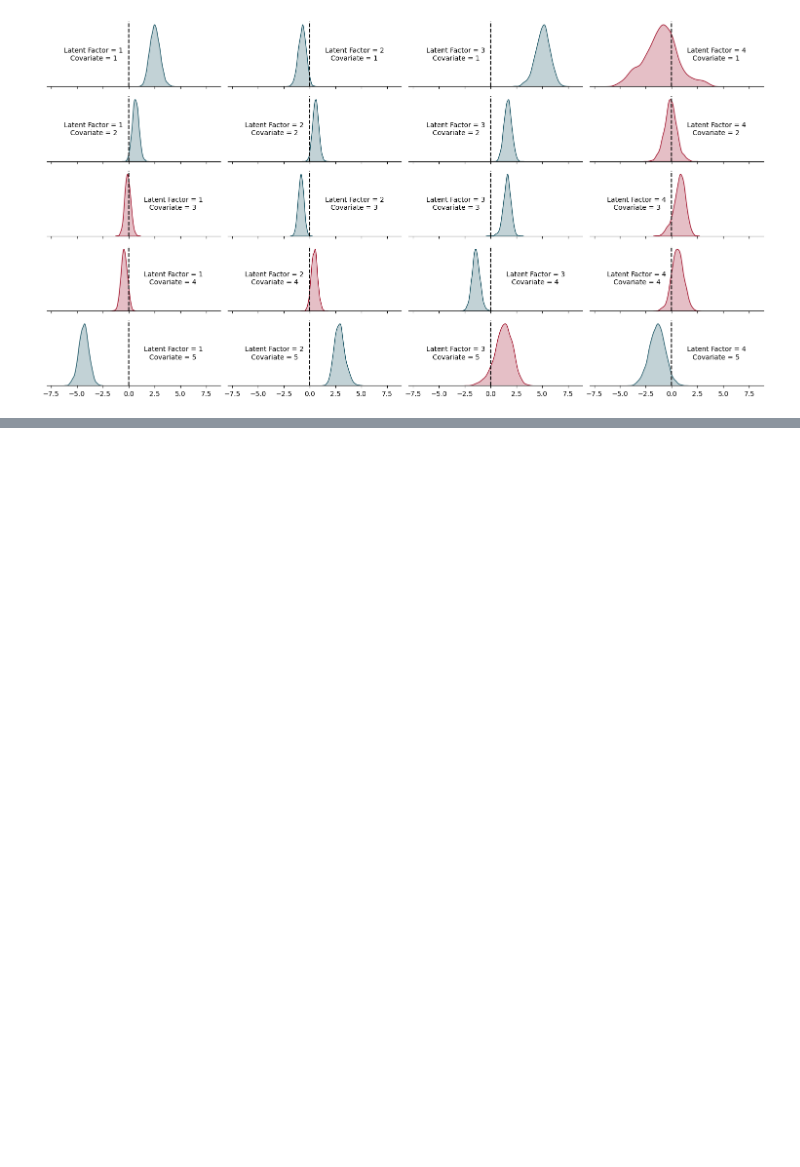
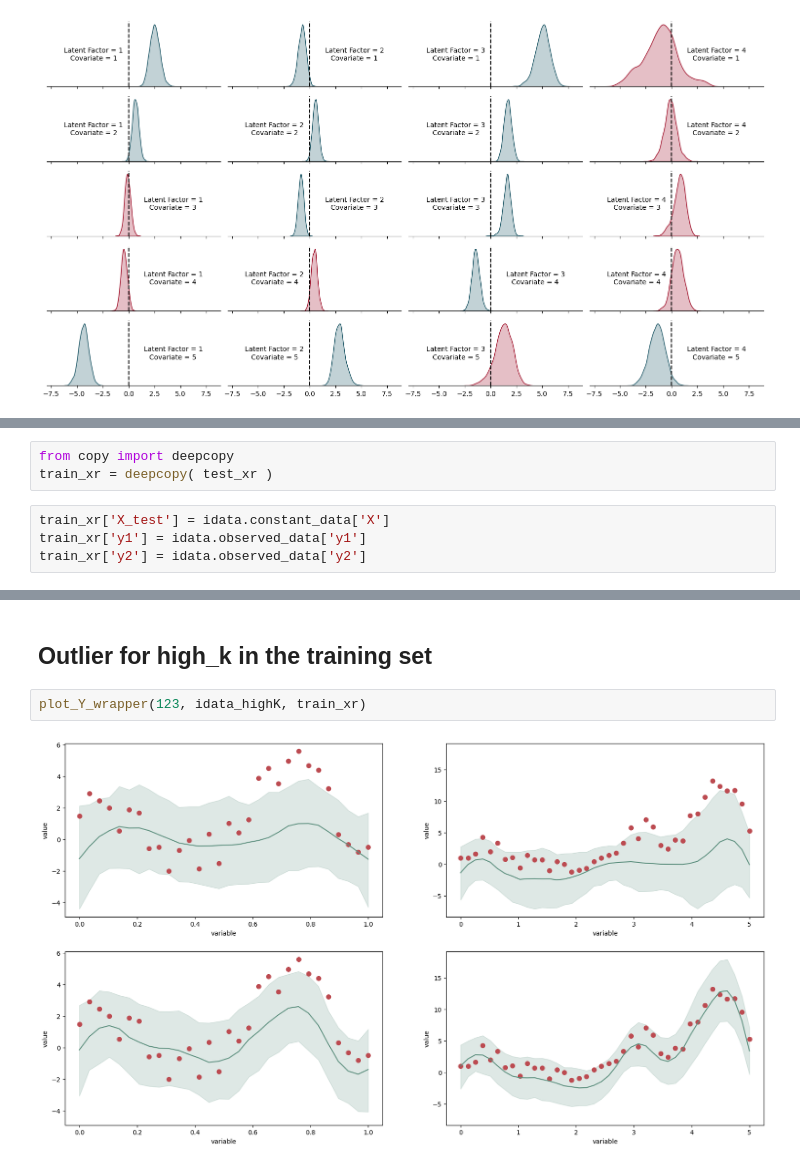
Before and after one commit to Addicted2BayesianEpistemology/bayesian_multitarget_latent_factors, a Jupyter notebook: examples/01_bspline_generated_example.ipynb, the cells around one changed output, grey strips where cells are left out. Cells and saved outputs as stored; diff of their text form; blank space fills up the shorter version.

```diff
--- a/examples/01_bspline_generated_example.ipynb
+++ b/examples/01_bspline_generated_example.ipynb
@@ -141,0 +319,7 @@ plot_regression_coefficients(Varimax_res_xr)
+# %%
+from copy import deepcopy
+train_xr = deepcopy( test_xr )
+# %%
+train_xr['X_test'] = idata.constant_data['X']
+train_xr['y1'] = idata.observed_data['y1']
+train_xr['y2'] = idata.observed_data['y2']
@@ -141,0 +356,6 @@ plot_regression_coefficients(Varimax_res_xr)
+# %% [markdown]
+## Outlier for high_k in the training set
+# %%
+plot_Y_wrapper(123, idata_highK, train_xr)
+# %% [output]
+[figure, added]
```
Also changed, not shown: parts of 51 cells of this notebook.
